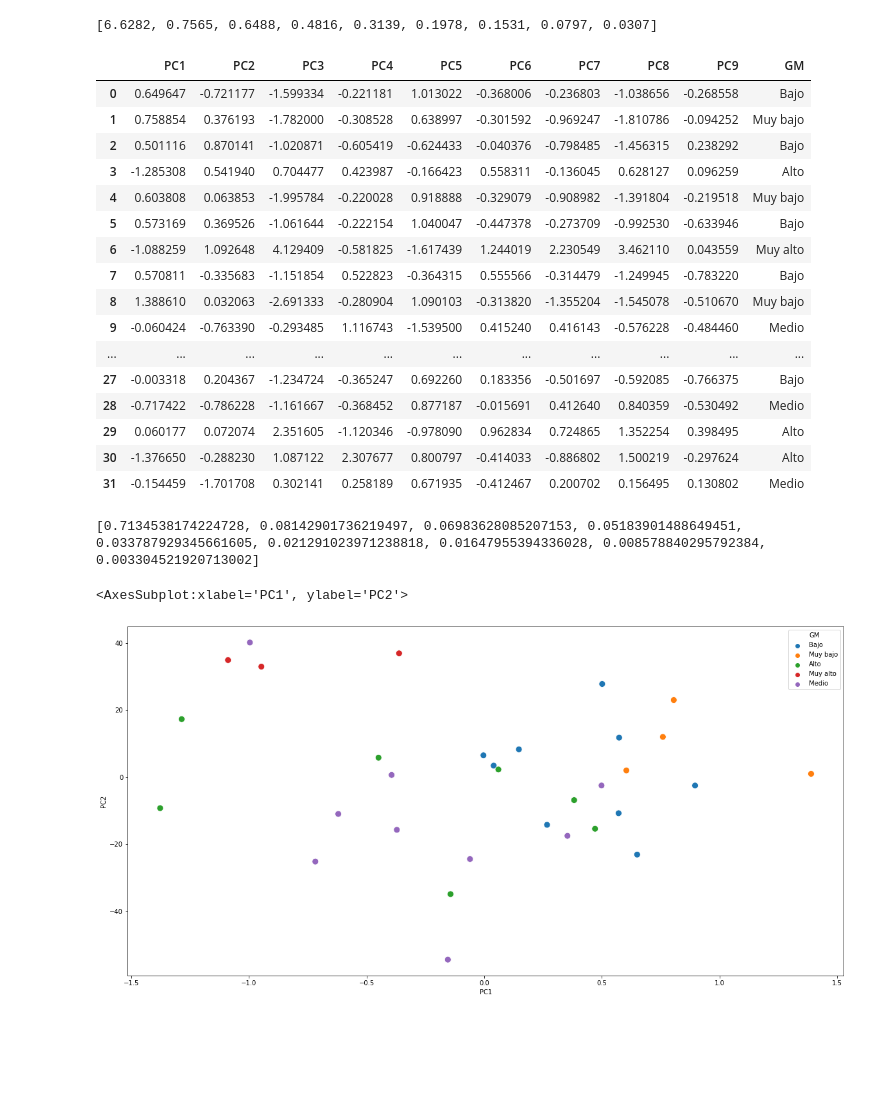
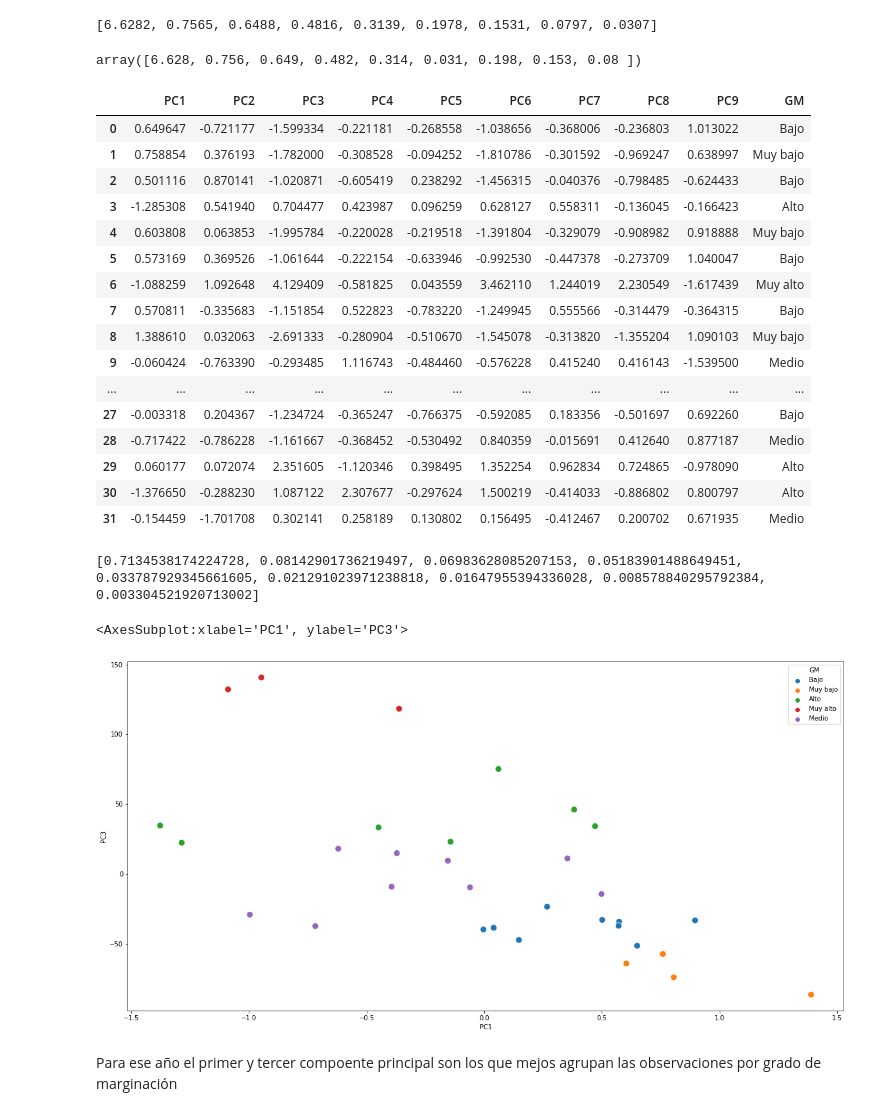
Before and after one commit to AnaTorresR/PracticaFinalMNO, a Jupyter notebook: Jacobi_2015.ipynb, the cells around one changed output. Saved outputs shown, nothing was run; the diff lists cells and outputs as text; code cells hidden in the pictures; blank space fills up the shorter version.

Commit message:
Modifying scatter plots, some PCAs classified better

```diff
--- a/Jacobi_2015.ipynb
+++ b/Jacobi_2015.ipynb
@@ -176,16 +176,20 @@ values, vectors = np.linalg.eig(var_cov)
 sorted(values.round(4), reverse=True)
 # %% [output]
 [6.6282, 0.7565, 0.6488, 0.4816, 0.3139, 0.1978, 0.1531, 0.0797, 0.0307]
+# %%
+values
+# %% [output]
+array([6.628, 0.756, 0.649, 0.482, 0.314, 0.031, 0.198, 0.153, 0.08 ])
 # %%
 projected_1 = vectors[0]@X_scaled.T
 projected_2 = vectors[1]@X_scaled.T
 projected_3 = vectors[2]@X_scaled.T
 projected_4 = vectors[3]@X_scaled.T
-projected_5 = vectors[5]@X_scaled.T
-projected_6 = vectors[7]@X_scaled.T
-projected_7 = vectors[8]@X_scaled.T
-projected_8 = vectors[6]@X_scaled.T
-projected_9 = vectors[4]@X_scaled.T
+projected_5 = vectors[4]@X_scaled.T
+projected_6 = vectors[6]@X_scaled.T
+projected_7 = vectors[7]@X_scaled.T
+projected_8 = vectors[8]@X_scaled.T
+projected_9 = vectors[5]@X_scaled.T
 
 
 res = pd.DataFrame(projected_1, columns=['PC1'])
@@ -201,22 +205,22 @@ res['GM'] = datos_2015['GM']
 res
 # %% [output]
 |  | PC1 | PC2 | PC3 | PC4 | PC5 | PC6 | PC7 | PC8 | PC9 | GM |
-| 0 | 0.649647 | -0.721177 | -1.599334 | -0.221181 | 1.013022 | -0.368006 | -0.236803 | -1.038656 | -0.268558 | Bajo |
-| 1 | 0.758854 | 0.376193 | -1.782000 | -0.308528 | 0.638997 | -0.301592 | -0.969247 | -1.810786 | -0.094252 | Muy bajo |
-| 2 | 0.501116 | 0.870141 | -1.020871 | -0.605419 | -0.624433 | -0.040376 | -0.798485 | -1.456315 | 0.238292 | Bajo |
-| 3 | -1.285308 | 0.541940 | 0.704477 | 0.423987 | -0.166423 | 0.558311 | -0.136045 | 0.628127 | 0.096259 | Alto |
-| 4 | 0.603808 | 0.063853 | -1.995784 | -0.220028 | 0.918888 | -0.329079 | -0.908982 | -1.391804 | -0.219518 | Muy bajo |
-| 5 | 0.573169 | 0.369526 | -1.061644 | -0.222154 | 1.040047 | -0.447378 | -0.273709 | -0.992530 | -0.633946 | Bajo |
-| 6 | -1.088259 | 1.092648 | 4.129409 | -0.581825 | -1.617439 | 1.244019 | 2.230549 | 3.462110 | 0.043559 | Muy alto |
-| 7 | 0.570811 | -0.335683 | -1.151854 | 0.522823 | -0.364315 | 0.555566 | -0.314479 | -1.249945 | -0.783220 | Bajo |
-| 8 | 1.388610 | 0.032063 | -2.691333 | -0.280904 | 1.090103 | -0.313820 | -1.355204 | -1.545078 | -0.510670 | Muy bajo |
-| 9 | -0.060424 | -0.763390 | -0.293485 | 1.116743 | -1.539500 | 0.415240 | 0.416143 | -0.576228 | -0.484460 | Medio |
+| 0 | 0.649647 | -0.721177 | -1.599334 | -0.221181 | -0.268558 | -1.038656 | -0.368006 | -0.236803 | 1.013022 | Bajo |
+| 1 | 0.758854 | 0.376193 | -1.782000 | -0.308528 | -0.094252 | -1.810786 | -0.301592 | -0.969247 | 0.638997 | Muy bajo |
+| 2 | 0.501116 | 0.870141 | -1.020871 | -0.605419 | 0.238292 | -1.456315 | -0.040376 | -0.798485 | -0.624433 | Bajo |
+| 3 | -1.285308 | 0.541940 | 0.704477 | 0.423987 | 0.096259 | 0.628127 | 0.558311 | -0.136045 | -0.166423 | Alto |
+| 4 | 0.603808 | 0.063853 | -1.995784 | -0.220028 | -0.219518 | -1.391804 | -0.329079 | -0.908982 | 0.918888 | Muy bajo |
+| 5 | 0.573169 | 0.369526 | -1.061644 | -0.222154 | -0.633946 | -0.992530 | -0.447378 | -0.273709 | 1.040047 | Bajo |
+| 6 | -1.088259 | 1.092648 | 4.129409 | -0.581825 | 0.043559 | 3.462110 | 1.244019 | 2.230549 | -1.617439 | Muy alto |
+| 7 | 0.570811 | -0.335683 | -1.151854 | 0.522823 | -0.783220 | -1.249945 | 0.555566 | -0.314479 | -0.364315 | Bajo |
+| 8 | 1.388610 | 0.032063 | -2.691333 | -0.280904 | -0.510670 | -1.545078 | -0.313820 | -1.355204 | 1.090103 | Muy bajo |
+| 9 | -0.060424 | -0.763390 | -0.293485 | 1.116743 | -0.484460 | -0.576228 | 0.415240 | 0.416143 | -1.539500 | Medio |
 | ... | ... | ... | ... | ... | ... | ... | ... | ... | ... | ... |
-| 27 | -0.003318 | 0.204367 | -1.234724 | -0.365247 | 0.692260 | 0.183356 | -0.501697 | -0.592085 | -0.766375 | Bajo |
-| 28 | -0.717422 | -0.786228 | -1.161667 | -0.368452 | 0.877187 | -0.015691 | 0.412640 | 0.840359 | -0.530492 | Medio |
-| 29 | 0.060177 | 0.072074 | 2.351605 | -1.120346 | -0.978090 | 0.962834 | 0.724865 | 1.352254 | 0.398495 | Alto |
-| 30 | -1.376650 | -0.288230 | 1.087122 | 2.307677 | 0.800797 | -0.414033 | -0.886802 | 1.500219 | -0.297624 | Alto |
-| 31 | -0.154459 | -1.701708 | 0.302141 | 0.258189 | 0.671935 | -0.412467 | 0.200702 | 0.156495 | 0.130802 | Medio |
+| 27 | -0.003318 | 0.204367 | -1.234724 | -0.365247 | -0.766375 | -0.592085 | 0.183356 | -0.501697 | 0.692260 | Bajo |
+| 28 | -0.717422 | -0.786228 | -1.161667 | -0.368452 | -0.530492 | 0.840359 | -0.015691 | 0.412640 | 0.877187 | Medio |
+| 29 | 0.060177 | 0.072074 | 2.351605 | -1.120346 | 0.398495 | 1.352254 | 0.962834 | 0.724865 | -0.978090 | Alto |
+| 30 | -1.376650 | -0.288230 | 1.087122 | 2.307677 | -0.297624 | 1.500219 | -0.414033 | -0.886802 | 0.800797 | Alto |
+| 31 | -0.154459 | -1.701708 | 0.302141 | 0.258189 | 0.130802 | 0.156495 | -0.412467 | 0.200702 | 0.671935 | Medio |
 # %%
 explained_variances = []
 for i in range (len(eig)):
@@ -227,7 +231,9 @@ print(explained_variances)
 [0.7134538174224728, 0.08142901736219497, 0.06983628085207153, 0.05183901488649451, 0.033787929345661605, 0.021291023971238818, 0.01647955394336028, 0.008578840295792384, 0.003304521920713002]
 # %%
 plt.figure(figsize=(20, 10))
-sns.scatterplot(res['PC1'], res['PC2'] * len(res), hue=res['GM'], s=100)
+sns.scatterplot(res['PC1'], res['PC3'] * len(res), hue=res['GM'], s=100)
 # %% [output]
-<AxesSubplot:xlabel='PC1', ylabel='PC2'>
+<AxesSubplot:xlabel='PC1', ylabel='PC3'>
-[figure, old version]
+[figure, new version]
+# %% [markdown]
+Para ese año el primer y tercer compoente principal son los que mejos agrupan las observaciones por grado de marginación
```
Also changed, not shown: parts of 1 cell of this notebook, 3 other files.
